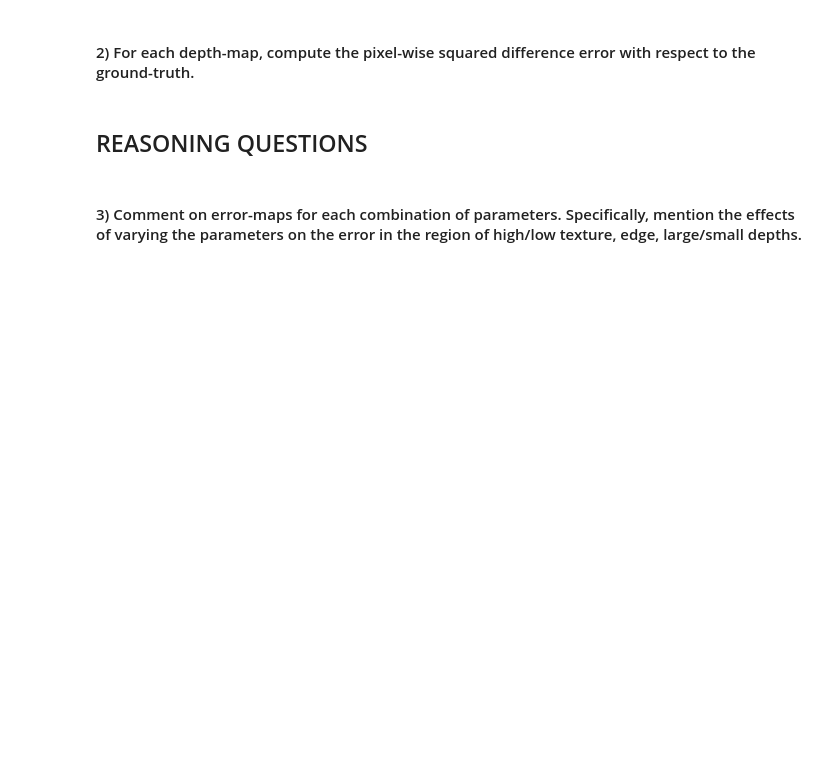
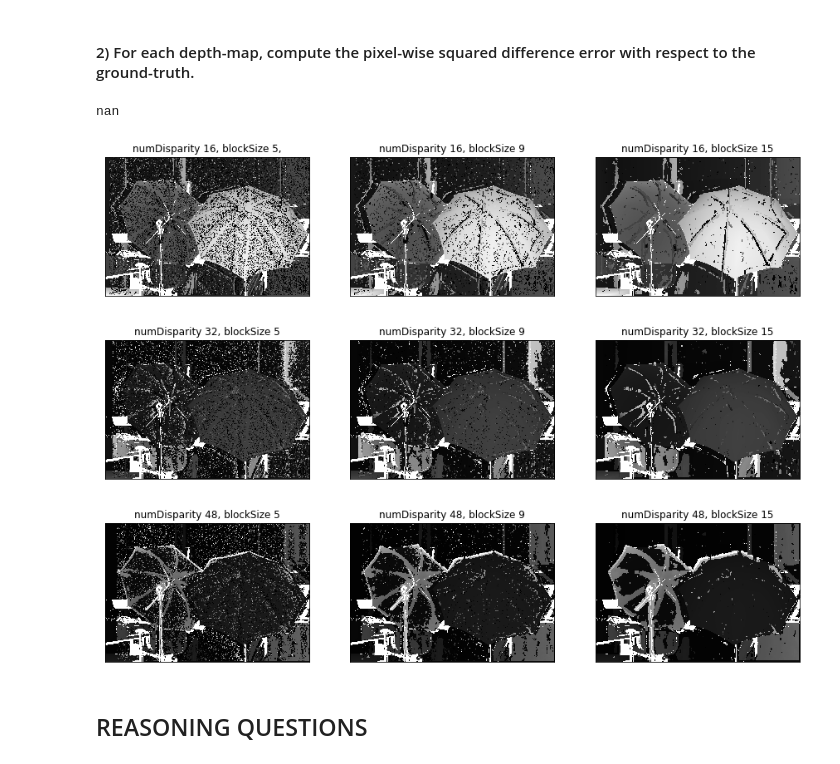
Before and after one commit to FilipBernevec/ecse-415, a Jupyter notebook: assignment3/Depth_Estimation.ipynb, the cells around one changed output. Cells and saved outputs as stored; diff of their text form; code cells hidden in the pictures; blank space fills up the shorter version.

```diff
--- a/assignment3/Depth_Estimation.ipynb
+++ b/assignment3/Depth_Estimation.ipynb
@@ -60,11 +106,44 @@ plt.show()
 # %% [markdown]
 #### 2) For each depth-map, compute the pixel-wise squared difference error with respect to the ground-truth.
-# %%
-def squareDiffErr(img):
-    height, width, depth = img.shape
-    for row in range(0, height):
-        for col in range(0, width):
+# %%
+def squareDiffErr(img1, img2):
+    err_map = (img1 - img2)** 2
+    error = err_map.mean()
+
+
+    return err_map, error
+
+err_map1, err1 = squareDiffErr(ground, img1)
+err_map2, err2 = squareDiffErr(ground, img2)
+err_map3, err3 = squareDiffErr(ground, img3)
+err_map4, err4 = squareDiffErr(ground, img4)
+err_map5, err5 = squareDiffErr(ground, img5)
+err_map6, err6 = squareDiffErr(ground, img6)
+err_map7, err7 = squareDiffErr(ground, img7)
+err_map8, err8 = squareDiffErr(ground, img8)
+err_map9, err9 = squareDiffErr(ground, img9)
+# %% [output]
+nan
+# %%
+# display disparity images
+plt.figure(figsize=(15,15))
+plt.subplot(131), plt.imshow(err_map1, cmap="gray"),plt.title("numDisparity 16, blockSize 5," ), plt.xticks([]), plt.yticks([])
+plt.subplot(132), plt.imshow(err_map2, cmap="gray"),plt.title("numDisparity 16, blockSize 9"), plt.xticks([]), plt.yticks([])
+plt.subplot(133), plt.imshow(err_map3, cmap="gray"),plt.title("numDisparity 16, blockSize 15"), plt.xticks([]), plt.yticks([])
+
+plt.figure(figsize=(15,15))
+plt.subplot(131), plt.imshow(err_map4, cmap="gray"),plt.title("numDisparity 32, blockSize 5"), plt.xticks([]), plt.yticks([])
+plt.subplot(132), plt.imshow(err_map5, cmap="gray"),plt.title("numDisparity 32, blockSize 9"), plt.xticks([]), plt.yticks([])
+plt.subplot(133), plt.imshow(err_map6, cmap="gray"),plt.title("numDisparity 32, blockSize 15"), plt.xticks([]), plt.yticks([])
+
+plt.figure(figsize=(15,15))
+plt.subplot(131), plt.imshow(err_map7, cmap="gray"),plt.title("numDisparity 48, blockSize 5"), plt.xticks([]), plt.yticks([])
+plt.subplot(132), plt.imshow(err_map8, cmap="gray"),plt.title("numDisparity 48, blockSize 9"), plt.xticks([]), plt.yticks([])
+plt.subplot(133), plt.imshow(err_map9, cmap="gray"),plt.title("numDisparity 48, blockSize 15"), plt.xticks([]), plt.yticks([])
+plt.show()
+# %% [output]
+[figure, added]
+[figure, added]
+[figure, added]
 # %% [markdown]
 ## REASONING QUESTIONS
-# %% [markdown]
-#### 3) Comment on error-maps for each combination of parameters. Specifically, mention the effects of varying the parameters on the error in the region of high/low texture, edge, large/small depths.
```
Also changed, not shown: parts of 3 cells of this notebook, 19 other files.
